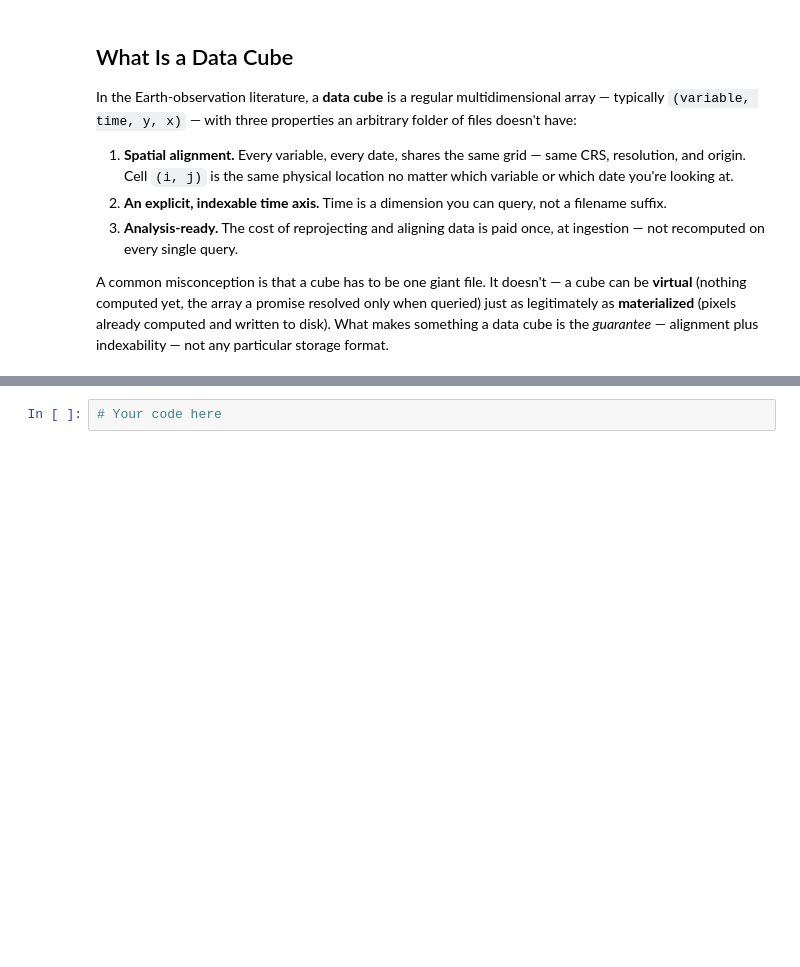
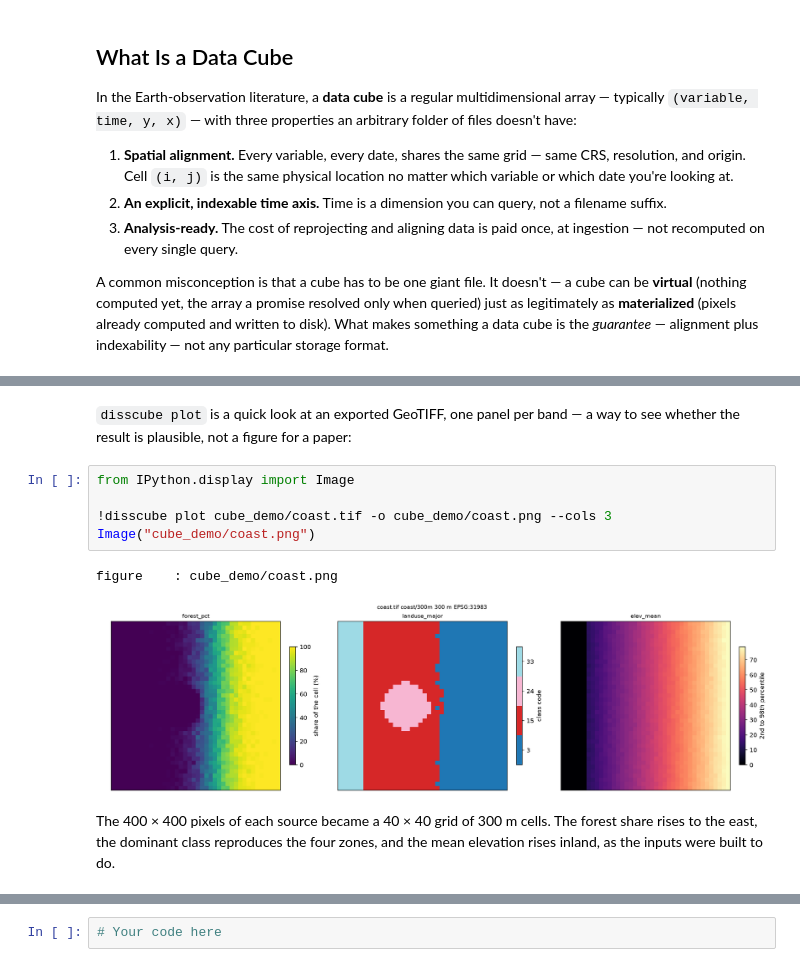
Before and after one commit to LambdaGeo/geospatial-modeling-python, a Jupyter notebook: docs/part6/ch28_disscube.ipynb, the cells around one changed output, grey strips where cells are left out. Drawn from its saved outputs; the diff is of its cells as text; blank space fills up the shorter version.

```diff
--- a/docs/part6/ch28_disscube.ipynb
+++ b/docs/part6/ch28_disscube.ipynb
@@ -152,0 +189,12 @@ Three practical questions come up as soon as more than one grid enters a project
+# %% [markdown]
+`disscube plot` is a quick look at an exported GeoTIFF, one panel per band — a way to see whether the result is plausible, not a figure for a paper:
+# %%
+from IPython.display import Image
+
+!disscube plot cube_demo/coast.tif -o cube_demo/coast.png --cols 3
+Image("cube_demo/coast.png")
+# %% [output]
+figure    : cube_demo/coast.png
+[figure, added]
+# %% [markdown]
+The 400 × 400 pixels of each source became a 40 × 40 grid of 300 m cells. The forest share rises to the east, the dominant class reproduces the four zones, and the mean elevation rises inland, as the inputs were built to do.
```
Also changed, not shown: parts of 50 cells of this notebook, 2 other files.
